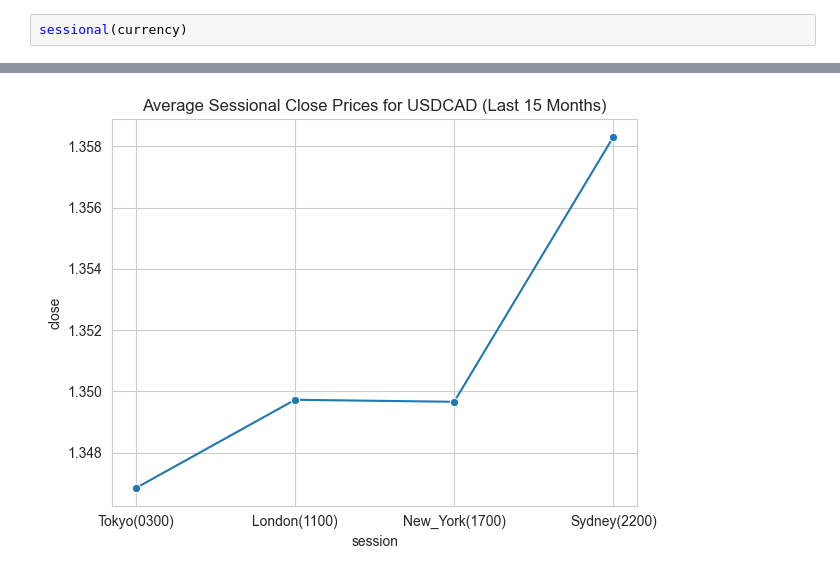
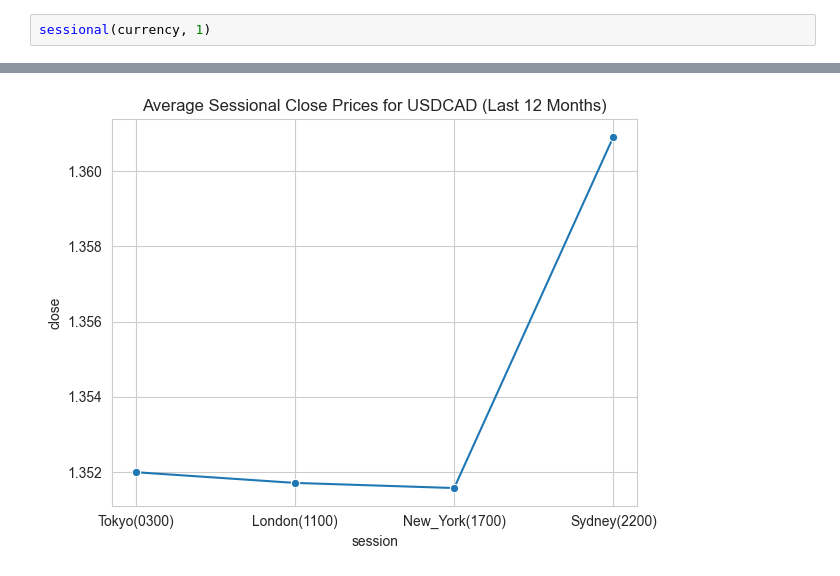
Before and after one commit to Stevealila/Trade, a Jupyter notebook: analyze.ipynb, the cells around one changed output, grey strips where cells are left out. Saved outputs shown, nothing was run; the diff lists cells and outputs as text.

```diff
--- a/analyze.ipynb
+++ b/analyze.ipynb
@@ -25,5 +25,5 @@ daily(currency)
 # %%
-sessional(currency)
+sessional(currency, 1)
 # %% [output]
 (                       close       session
  time
@@ -44,2 +44,2 @@ sessional(currency)
-[figure, old version]
+[figure, new version]
 # %%
```
Also changed, not shown: parts of 3 cells of this notebook.
